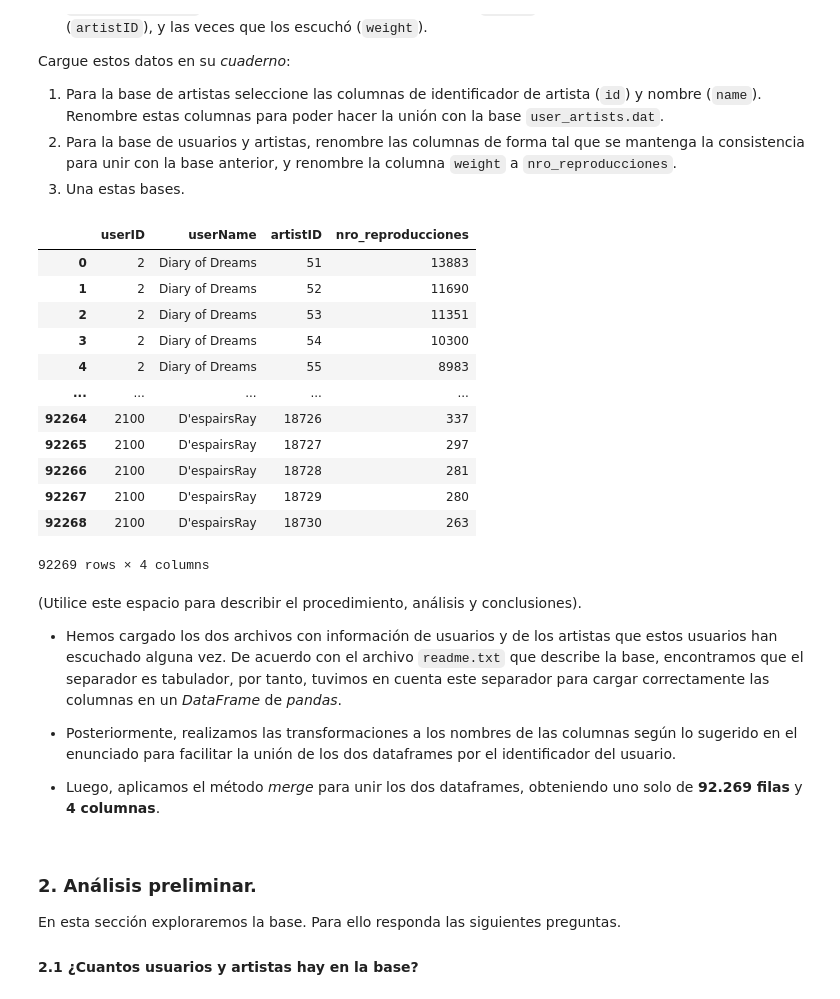
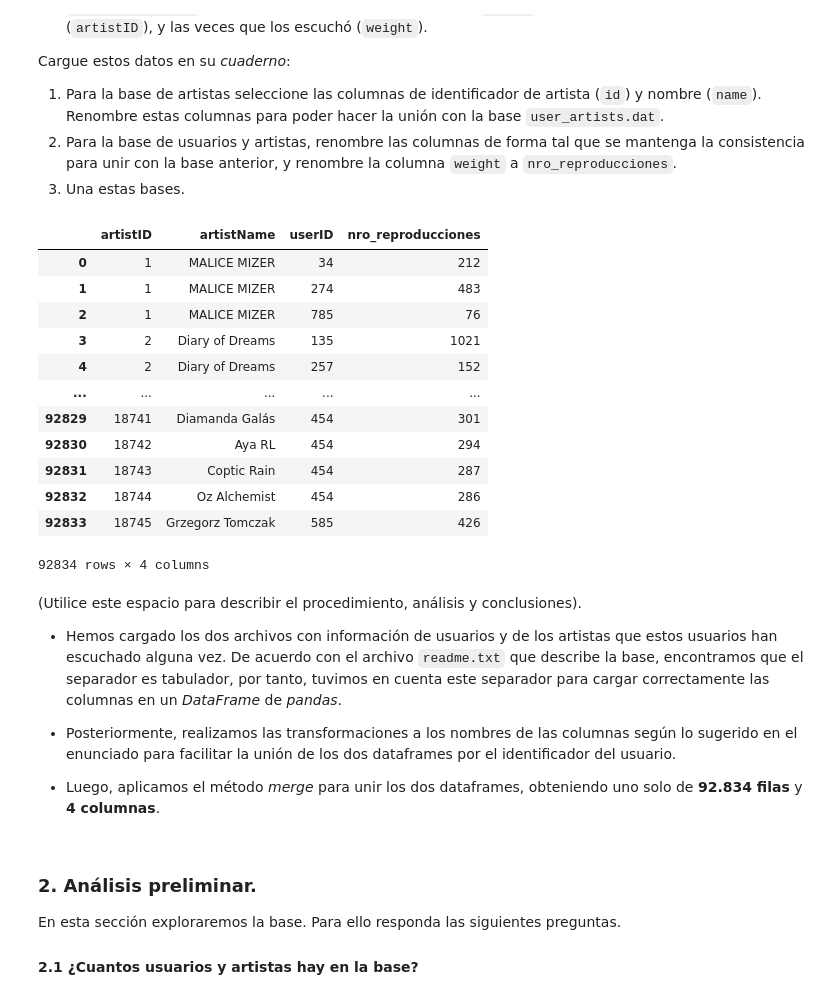
Before and after one commit to dayroncj/Unsupervised, a Jupyter notebook: S5_LC_Taller_Colab.ipynb, the cells around one changed output. Saved outputs shown, nothing was run; the diff lists cells and outputs as text; code cells hidden in the pictures.

```diff
--- a/S5_LC_Taller_Colab.ipynb
+++ b/S5_LC_Taller_Colab.ipynb
@@ -45,24 +48,24 @@ import plotly.subplots as sp
 # %%
 # Utilice este espacio para escribir el código.
-artists = pd.read_csv('data/artists.dat', sep='\t', usecols=[0, 1], header=0, names=['userID', 'userName'])
+artists = pd.read_csv('data/artists.dat', sep='\t', usecols=[0, 1], header=0, names=['artistID', 'artistName'])
 user_artists = pd.read_csv('data/user_artists.dat', sep='\t', header=0, names=['userID', 'artistID', 'nro_reproducciones'])
 
-users_artists = pd.merge(artists, user_artists, on='userID')
+users_artists = pd.merge(artists, user_artists, on='artistID')
 users_artists
 # %% [output]
-|  | userID | userName | artistID | nro_reproducciones |
-| 0 | 2 | Diary of Dreams | 51 | 13883 |
-| 1 | 2 | Diary of Dreams | 52 | 11690 |
-| 2 | 2 | Diary of Dreams | 53 | 11351 |
-| 3 | 2 | Diary of Dreams | 54 | 10300 |
-| 4 | 2 | Diary of Dreams | 55 | 8983 |
+|  | artistID | artistName | userID | nro_reproducciones |
+| 0 | 1 | MALICE MIZER | 34 | 212 |
+| 1 | 1 | MALICE MIZER | 274 | 483 |
+| 2 | 1 | MALICE MIZER | 785 | 76 |
+| 3 | 2 | Diary of Dreams | 135 | 1021 |
+| 4 | 2 | Diary of Dreams | 257 | 152 |
 | ... | ... | ... | ... | ... |
-| 92264 | 2100 | D'espairsRay | 18726 | 337 |
-| 92265 | 2100 | D'espairsRay | 18727 | 297 |
-| 92266 | 2100 | D'espairsRay | 18728 | 281 |
-| 92267 | 2100 | D'espairsRay | 18729 | 280 |
-| 92268 | 2100 | D'espairsRay | 18730 | 263 |
+| 92829 | 18741 | Diamanda Galás | 454 | 301 |
+| 92830 | 18742 | Aya RL | 454 | 294 |
+| 92831 | 18743 | Coptic Rain | 454 | 287 |
+| 92832 | 18744 | Oz Alchemist | 454 | 286 |
+| 92833 | 18745 | Grzegorz Tomczak | 585 | 426 |
-92269 rows × 4 columns
+92834 rows × 4 columns
 # %% [markdown]
 (Utilice este espacio para describir el procedimiento, análisis y conclusiones).
 
@@ -70,7 +73,7 @@ users_artists
 
 - Posteriormente, realizamos las transformaciones a los nombres de las columnas según lo sugerido en el enunciado para facilitar la unión de los dos dataframes por el identificador del usuario.
 
-- Luego, aplicamos el método *merge* para unir los dos dataframes, obteniendo uno solo de **92.269 filas** y **4 columnas**.
+- Luego, aplicamos el método *merge* para unir los dos dataframes, obteniendo uno solo de **92.834 filas** y **4 columnas**.
 # %% [markdown]
 ### 2. Análisis preliminar.
 
```
Also changed, not shown: parts of 6 cells of this notebook.
